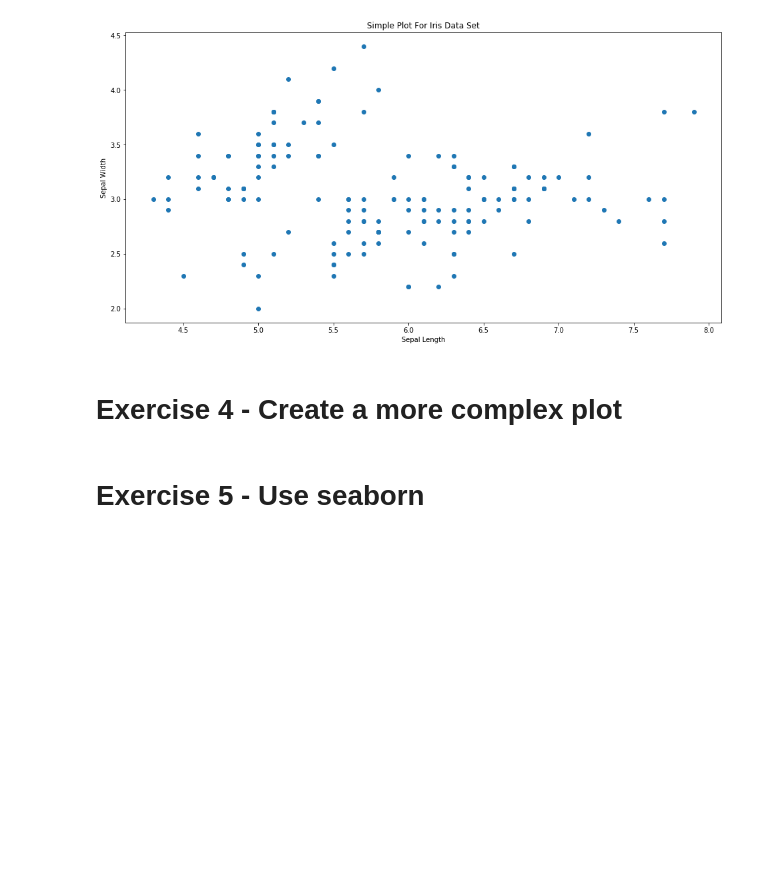
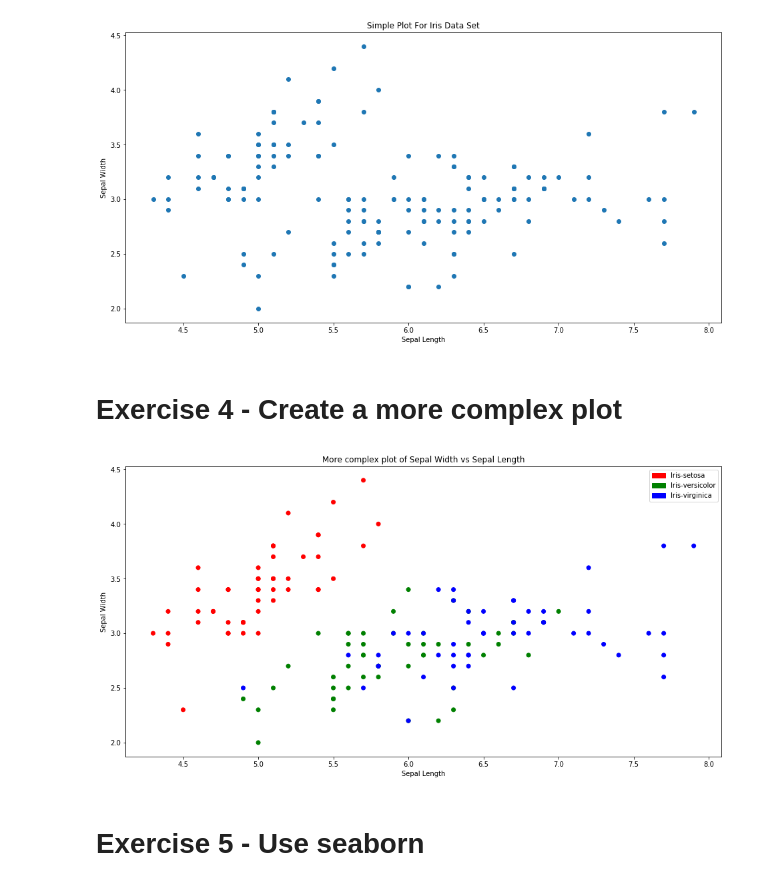
Before and after one commit to LauraForde/Jupyter-Pyplot-Numpy, a Jupyter notebook: jupyter-pyplot-numpy.ipynb, the cells around one changed output. Saved outputs shown, nothing was run; the diff lists cells and outputs as text; code cells hidden in the pictures; blank space fills up the shorter version.

```diff
--- a/jupyter-pyplot-numpy.ipynb
+++ b/jupyter-pyplot-numpy.ipynb
@@ -11,7 +11,7 @@ seLength, seWidth, ptLength, ptWidth = np.genfromtxt('Iris.csv', delimiter=',',
 species = np.genfromtxt('Iris.csv', delimiter=',', usecols=(4), unpack=True, dtype=str)
 
 
-for i in range(100):
+for i in range(10):
     print('{0:.1f} {1:.1f} {2:.1f} {3:.1f} {4:s}'.format(seLength[i], seWidth[i], ptLength[i], ptWidth[i], species[i]))
 # %% [output]
 5.1 3.5 1.4 0.2 Iris-setosa
@@ -52,6 +52,27 @@ pl.show()
 [figure]
 # %% [markdown]
 # Exercise 4 - Create a more complex plot
+# %%
+import matplotlib.patches as mpatches
+
+# Setting the graph size
+pl.rcParams['figure.figsize'] = (16,8)
+
+# Assigning the different species to a specific colour
+# https://stackoverflow.com/questions/27318906/python-scatter-plot-with-colors-corresponding-to-strings
+colours = {'Iris-setosa': 'red', 'Iris-versicolor': 'green', 'Iris-virginica': 'blue'}
+
+pl.scatter(seLength, seWidth, c=[colours[i] for i in species], label=[colours[i] for i in colours])
+pl.title('More complex plot of Sepal Width vs Sepal Length')
+pl.xlabel('Sepal Length')
+pl.ylabel('Sepal Width')
+
+handles = [mpatches.Patch(color=colour, label=label) for label, colour in colours.items()]
+
+pl.legend(handles=handles, frameon=True)
+pl.show()
+# %% [output]
+[figure, added]
 # %% [markdown]
 # Exercise 5 - Use seaborn
 # %%
```
Also changed, not shown: parts of 2 cells of this notebook.
